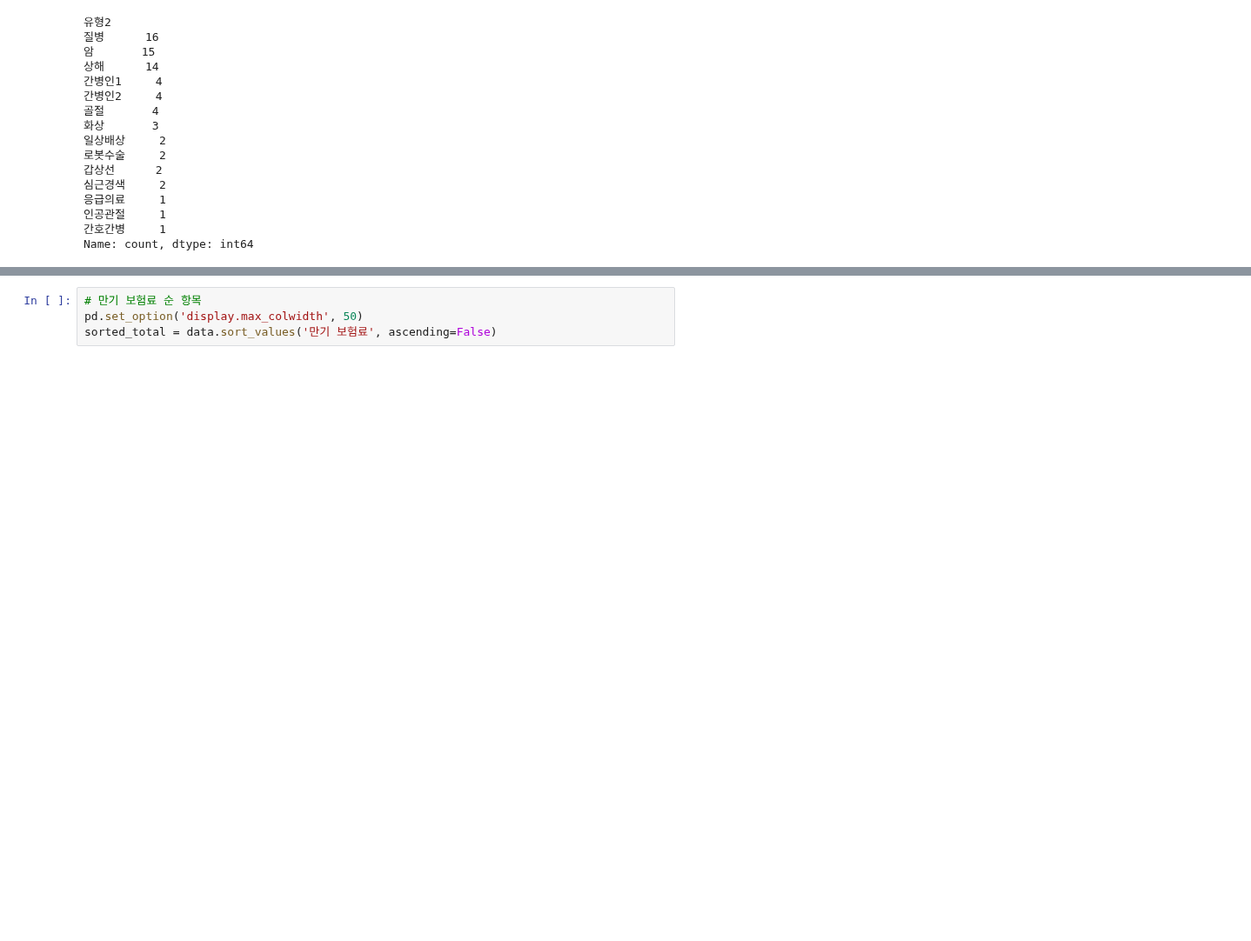
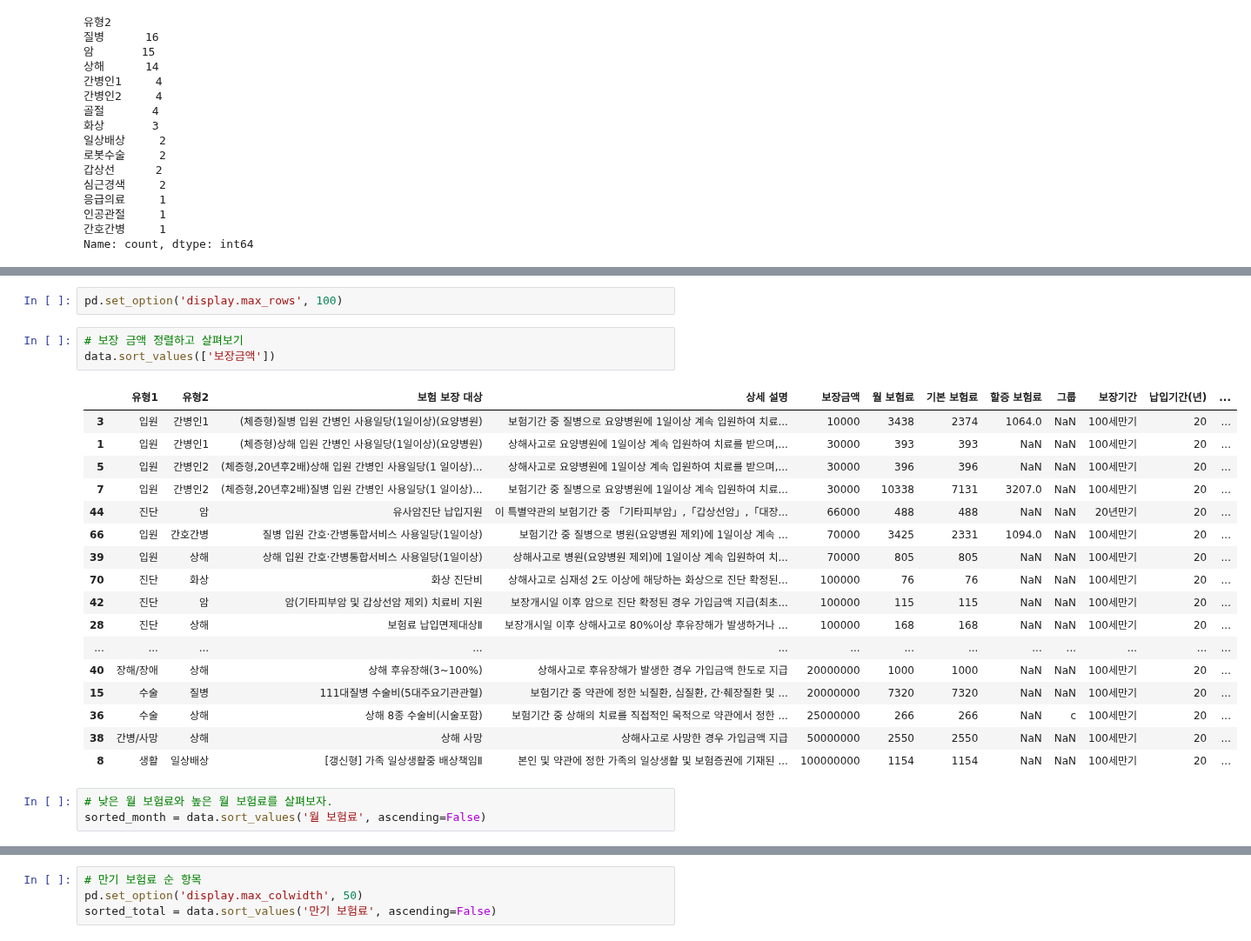
Before and after one commit to tiod0611/practice_language, a Jupyter notebook: python/데이터분석/insurance/insurance_분석.ipynb, the cells around one changed output, grey strips where cells are left out. Shown at 87% size. Cells and saved outputs as stored; diff of their text form; blank space fills up the shorter version.

```diff
--- a/python/데이터분석/insurance/insurance_분석.ipynb
+++ b/python/데이터분석/insurance/insurance_분석.ipynb
@@ -56,0 +187,26 @@ Name: count, dtype: int64
+# %%
+pd.set_option('display.max_rows', 100)
+# %%
+# 보장 금액 정렬하고 살펴보기
+data.sort_values(['보장금액'])
+# %% [output]
+|  | 유형1 | 유형2 | 보험 보장 대상 | 상세 설명 | 보장금액 | 월 보험료 | 기본 보험료 | 할증 보험료 | 그룹 | 보장기간 | 납입기간(년) | ... |
+| 3 | 입원 | 간병인1 | (체증형)질병 입원 간병인 사용일당(1일이상)(요양병원) | 보험기간 중 질병으로 요양병원에 1일이상 계속 입원하여 치료... | 10000 | 3438 | 2374 | 1064.0 | NaN | 100세만기 | 20 | ... |
+| 1 | 입원 | 간병인1 | (체증형)상해 입원 간병인 사용일당(1일이상)(요양병원) | 상해사고로 요양병원에 1일이상 계속 입원하여 치료를 받으며,... | 30000 | 393 | 393 | NaN | NaN | 100세만기 | 20 | ... |
+| 5 | 입원 | 간병인2 | (체증형,20년후2배)상해 입원 간병인 사용일당(1 일이상)... | 상해사고로 요양병원에 1일이상 계속 입원하여 치료를 받으며,... | 30000 | 396 | 396 | NaN | NaN | 100세만기 | 20 | ... |
+| 7 | 입원 | 간병인2 | (체증형,20년후2배)질병 입원 간병인 사용일당(1 일이상)... | 보험기간 중 질병으로 요양병원에 1일이상 계속 입원하여 치료... | 30000 | 10338 | 7131 | 3207.0 | NaN | 100세만기 | 20 | ... |
+| 44 | 진단 | 암 | 유사암진단 납입지원 | 이 특별약관의 보험기간 중 「기타피부암」,「갑상선암」,「대장... | 66000 | 488 | 488 | NaN | NaN | 20년만기 | 20 | ... |
+| 66 | 입원 | 간호간병 | 질병 입원 간호·간병통합서비스 사용일당(1일이상) | 보험기간 중 질병으로 병원(요양병원 제외)에 1일이상 계속 ... | 70000 | 3425 | 2331 | 1094.0 | NaN | 100세만기 | 20 | ... |
+| 39 | 입원 | 상해 | 상해 입원 간호·간병통합서비스 사용일당(1일이상) | 상해사고로 병원(요양병원 제외)에 1일이상 계속 입원하여 치... | 70000 | 805 | 805 | NaN | NaN | 100세만기 | 20 | ... |
+| 70 | 진단 | 화상 | 화상 진단비 | 상해사고로 심재성 2도 이상에 해당하는 화상으로 진단 확정된... | 100000 | 76 | 76 | NaN | NaN | 100세만기 | 20 | ... |
+| 42 | 진단 | 암 | 암(기타피부암 및 갑상선암 제외) 치료비 지원 | 보장개시일 이후 암으로 진단 확정된 경우 가입금액 지급(최초... | 100000 | 115 | 115 | NaN | NaN | 100세만기 | 20 | ... |
+| 28 | 진단 | 상해 | 보험료 납입면제대상Ⅱ | 보장개시일 이후 상해사고로 80%이상 후유장해가 발생하거나 ... | 100000 | 168 | 168 | NaN | NaN | 100세만기 | 20 | ... |
+| ... | ... | ... | ... | ... | ... | ... | ... | ... | ... | ... | ... | ... |
+| 40 | 장해/장애 | 상해 | 상해 후유장해(3~100%) | 상해사고로 후유장해가 발생한 경우 가입금액 한도로 지급 | 20000000 | 1000 | 1000 | NaN | NaN | 100세만기 | 20 | ... |
+| 15 | 수술 | 질병 | 111대질병 수술비(5대주요기관관혈) | 보험기간 중 약관에 정한 뇌질환, 심질환, 간·췌장질환 및 ... | 20000000 | 7320 | 7320 | NaN | NaN | 100세만기 | 20 | ... |
+| 36 | 수술 | 상해 | 상해 8종 수술비(시술포함) | 보험기간 중 상해의 치료를 직접적인 목적으로 약관에서 정한 ... | 25000000 | 266 | 266 | NaN | c | 100세만기 | 20 | ... |
+| 38 | 간병/사망 | 상해 | 상해 사망 | 상해사고로 사망한 경우 가입금액 지급 | 50000000 | 2550 | 2550 | NaN | NaN | 100세만기 | 20 | ... |
+| 8 | 생활 | 일상배상 | [갱신형] 가족 일상생활중 배상책임Ⅱ | 본인 및 약관에 정한 가족의 일상생활 및 보험증권에 기재된 ... | 100000000 | 1154 | 1154 | NaN | NaN | 100세만기 | 20 | ... |
+# %%
+# 낮은 월 보험료와 높은 월 보험료를 살펴보자.
+sorted_month = data.sort_values('월 보험료', ascending=False)
```
Also changed, not shown: parts of 21 cells of this notebook, 11 other files.
